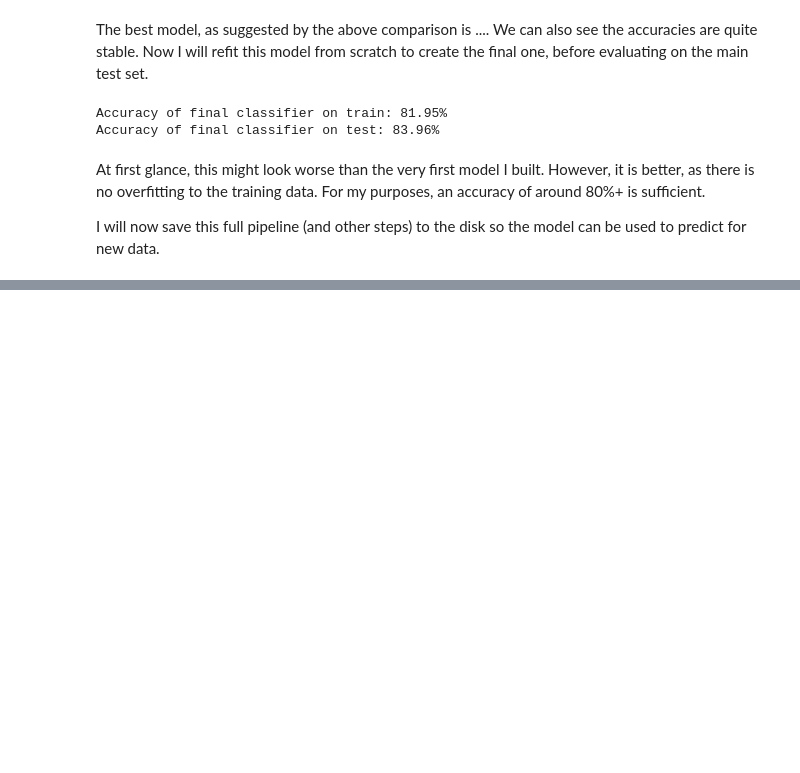
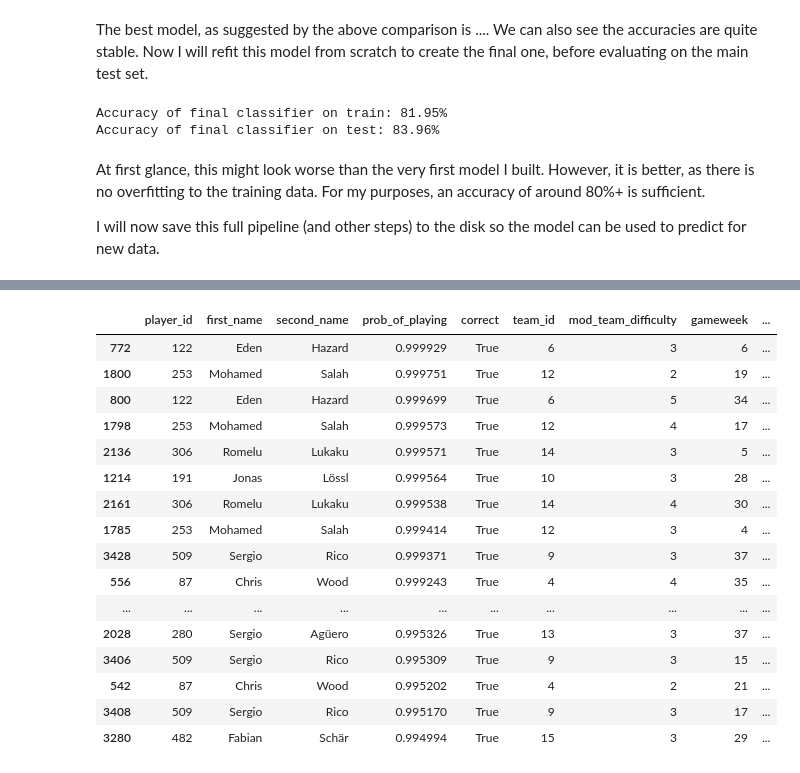
Before and after one commit to Hazzais/fpl_old, a Jupyter notebook: notebooks/Modelling_whether_player_plays.ipynb, the cells around one changed output, grey strips where cells are left out. Drawn from its saved outputs; the diff is of its cells as text; code cells hidden in the pictures; blank space fills up the shorter version.

```diff
--- a/notebooks/Modelling_whether_player_plays.ipynb
+++ b/notebooks/Modelling_whether_player_plays.ipynb
@@ -298,0 +336,20 @@ Modelling the points players get will be done in the next notebook.
+# %%
+analyse_by_eye.sort_values('prob_of_playing', ascending=False).head(50)
+# %% [output]
+|  | player_id | first_name | second_name | prob_of_playing | correct | team_id | mod_team_difficulty | gameweek | ... |
+| 772 | 122 | Eden | Hazard | 0.999929 | True | 6 | 3 | 6 | ... |
+| 1800 | 253 | Mohamed | Salah | 0.999751 | True | 12 | 2 | 19 | ... |
+| 800 | 122 | Eden | Hazard | 0.999699 | True | 6 | 5 | 34 | ... |
+| 1798 | 253 | Mohamed | Salah | 0.999573 | True | 12 | 4 | 17 | ... |
+| 2136 | 306 | Romelu | Lukaku | 0.999571 | True | 14 | 3 | 5 | ... |
+| 1214 | 191 | Jonas | Lössl | 0.999564 | True | 10 | 3 | 28 | ... |
+| 2161 | 306 | Romelu | Lukaku | 0.999538 | True | 14 | 4 | 30 | ... |
+| 1785 | 253 | Mohamed | Salah | 0.999414 | True | 12 | 3 | 4 | ... |
+| 3428 | 509 | Sergio | Rico | 0.999371 | True | 9 | 3 | 37 | ... |
+| 556 | 87 | Chris | Wood | 0.999243 | True | 4 | 4 | 35 | ... |
+| ... | ... | ... | ... | ... | ... | ... | ... | ... | ... |
+| 2028 | 280 | Sergio | Agüero | 0.995326 | True | 13 | 3 | 37 | ... |
+| 3406 | 509 | Sergio | Rico | 0.995309 | True | 9 | 3 | 15 | ... |
+| 542 | 87 | Chris | Wood | 0.995202 | True | 4 | 2 | 21 | ... |
+| 3408 | 509 | Sergio | Rico | 0.995170 | True | 9 | 3 | 17 | ... |
+| 3280 | 482 | Fabian | Schär | 0.994994 | True | 15 | 3 | 29 | ... |
```
Also changed, not shown: parts of 3 cells of this notebook.
